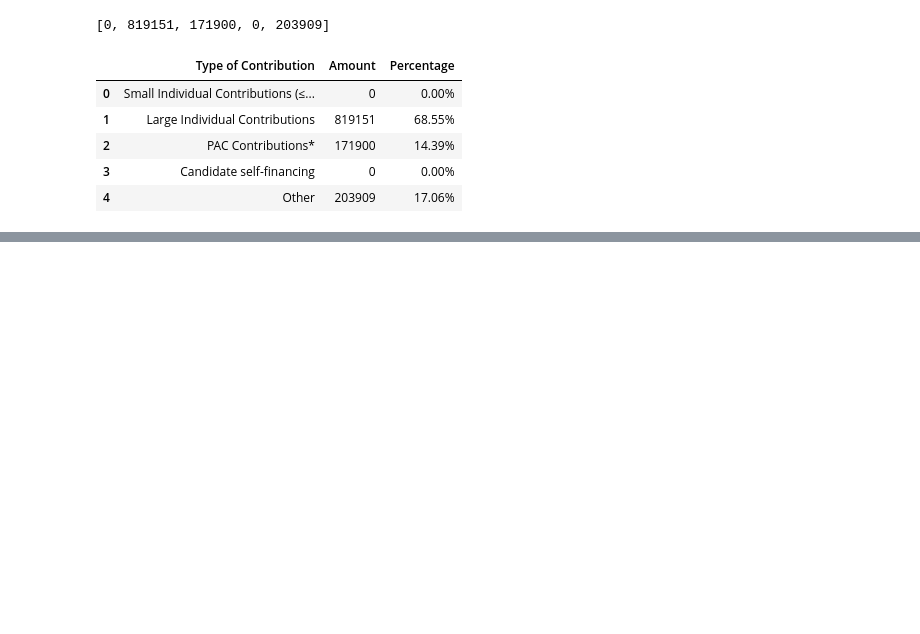
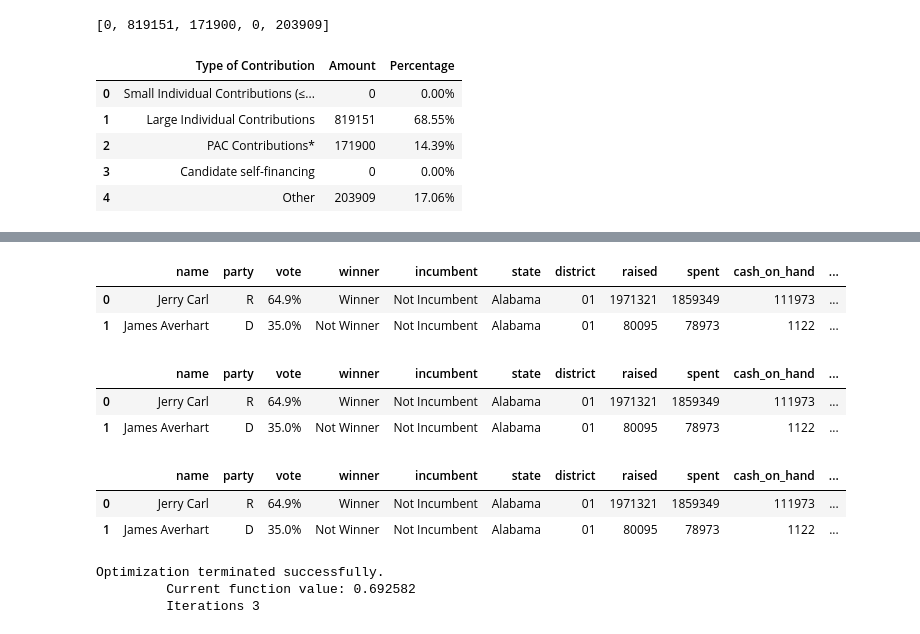
Before and after one commit to tomoumer/webscraping_open_secrets-pizza, a Jupyter notebook: notebooks/TU_webscrape.ipynb, the cells around one changed output, grey strips where cells are left out. Saved outputs shown, nothing was run; the diff lists cells and outputs as text; code cells hidden in the pictures; blank space fills up the shorter version.

```diff
--- a/notebooks/TU_webscrape.ipynb
+++ b/notebooks/TU_webscrape.ipynb
@@ -628,0 +644,6 @@ pd.read_html(str([table for table in soup_TN07.findAll('table') if re.search(r'(
+# %%
+candidate_df.head(2)
+# %% [output]
+|  | name | party | vote | winner | incumbent | state | district | raised | spent | cash_on_hand | ... |
+| 0 | Jerry Carl | R | 64.9% | Winner | Not Incumbent | Alabama | 01 | 1971321 | 1859349 | 111973 | ... |
+| 1 | James Averhart | D | 35.0% | Not Winner | Not Incumbent | Alabama | 01 | 80095 | 78973 | 1122 | ... |
@@ -628,0 +657,6 @@ pd.read_html(str([table for table in soup_TN07.findAll('table') if re.search(r'(
+# %%
+candidate_df.head(2)
+# %% [output]
+|  | name | party | vote | winner | incumbent | state | district | raised | spent | cash_on_hand | ... |
+| 0 | Jerry Carl | R | 64.9% | Winner | Not Incumbent | Alabama | 01 | 1971321 | 1859349 | 111973 | ... |
+| 1 | James Averhart | D | 35.0% | Not Winner | Not Incumbent | Alabama | 01 | 80095 | 78973 | 1122 | ... |
@@ -628,0 +669,13 @@ pd.read_html(str([table for table in soup_TN07.findAll('table') if re.search(r'(
+# %%
+candidate_df.head(2)
+# %% [output]
+|  | name | party | vote | winner | incumbent | state | district | raised | spent | cash_on_hand | ... |
+| 0 | Jerry Carl | R | 64.9% | Winner | Not Incumbent | Alabama | 01 | 1971321 | 1859349 | 111973 | ... |
+| 1 | James Averhart | D | 35.0% | Not Winner | Not Incumbent | Alabama | 01 | 80095 | 78973 | 1122 | ... |
+# %%
+reduced_model = smf.logit('win_flag ~ 1',
+                        data = candidate_df).fit()
+# %% [output]
+Optimization terminated successfully.
+         Current function value: 0.692582
+         Iterations 3
```
Also changed, not shown: parts of 20 cells of this notebook.
